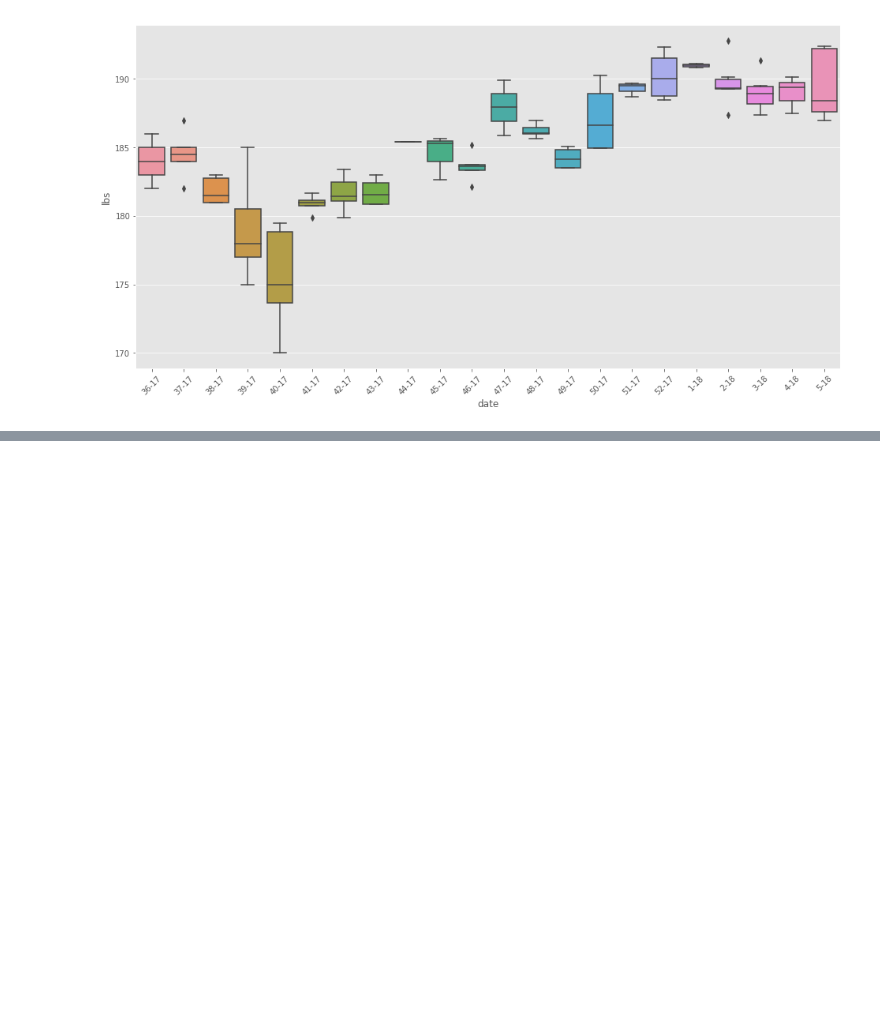
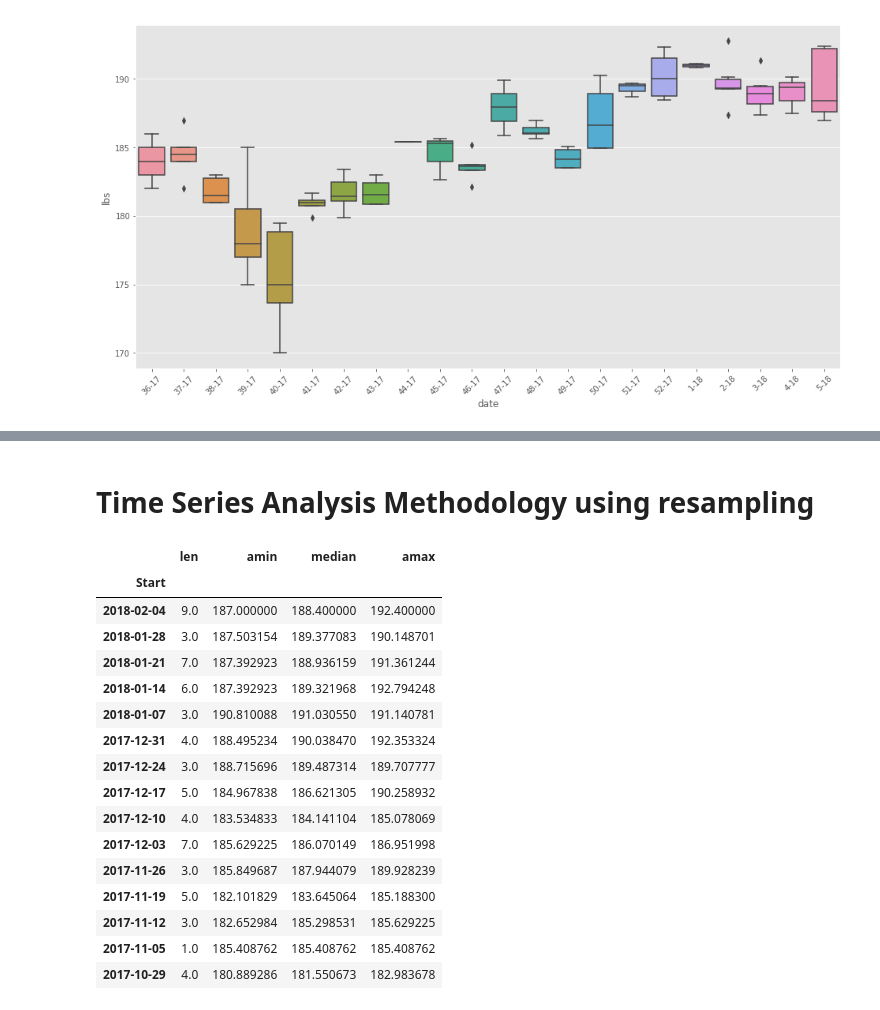
Before and after one commit to idvorkin/jupyter, a Jupyter notebook: Weight Analysis.ipynb, the cells around one changed output, grey strips where cells are left out. Cells and saved outputs as stored; diff of their text form; code cells hidden in the pictures; blank space fills up the shorter version.

```diff
--- a/Weight Analysis.ipynb
+++ b/Weight Analysis.ipynb
@@ -67,0 +63,25 @@ plot_weight_over_time(df_alltime,month_year_idx)
+# %% [markdown]
+# Time Series Analysis Methodology using resampling
+# %%
+tempFrame = df[idx_weight].resample("W").apply([ len,np.min,np.median,np.max])
+tempFrame.sort_index(ascending=False ).head(15)
+# Can graph interactively using Bokeh @
+# https://stackoverflow.com/questions/45972782/plot-time-series-graph-using-bokeh
+# %% [output]
+|  | len | amin | median | amax |
+| Start |  |  |  |  |
+| 2018-02-04 | 9.0 | 187.000000 | 188.400000 | 192.400000 |
+| 2018-01-28 | 3.0 | 187.503154 | 189.377083 | 190.148701 |
+| 2018-01-21 | 7.0 | 187.392923 | 188.936159 | 191.361244 |
+| 2018-01-14 | 6.0 | 187.392923 | 189.321968 | 192.794248 |
+| 2018-01-07 | 3.0 | 190.810088 | 191.030550 | 191.140781 |
+| 2017-12-31 | 4.0 | 188.495234 | 190.038470 | 192.353324 |
+| 2017-12-24 | 3.0 | 188.715696 | 189.487314 | 189.707777 |
+| 2017-12-17 | 5.0 | 184.967838 | 186.621305 | 190.258932 |
+| 2017-12-10 | 4.0 | 183.534833 | 184.141104 | 185.078069 |
+| 2017-12-03 | 7.0 | 185.629225 | 186.070149 | 186.951998 |
+| 2017-11-26 | 3.0 | 185.849687 | 187.944079 | 189.928239 |
+| 2017-11-19 | 5.0 | 182.101829 | 183.645064 | 185.188300 |
+| 2017-11-12 | 3.0 | 182.652984 | 185.298531 | 185.629225 |
+| 2017-11-05 | 1.0 | 185.408762 | 185.408762 | 185.408762 |
+| 2017-10-29 | 4.0 | 180.889286 | 181.550673 | 182.983678 |
```
Also changed, not shown: parts of 8 cells of this notebook.
